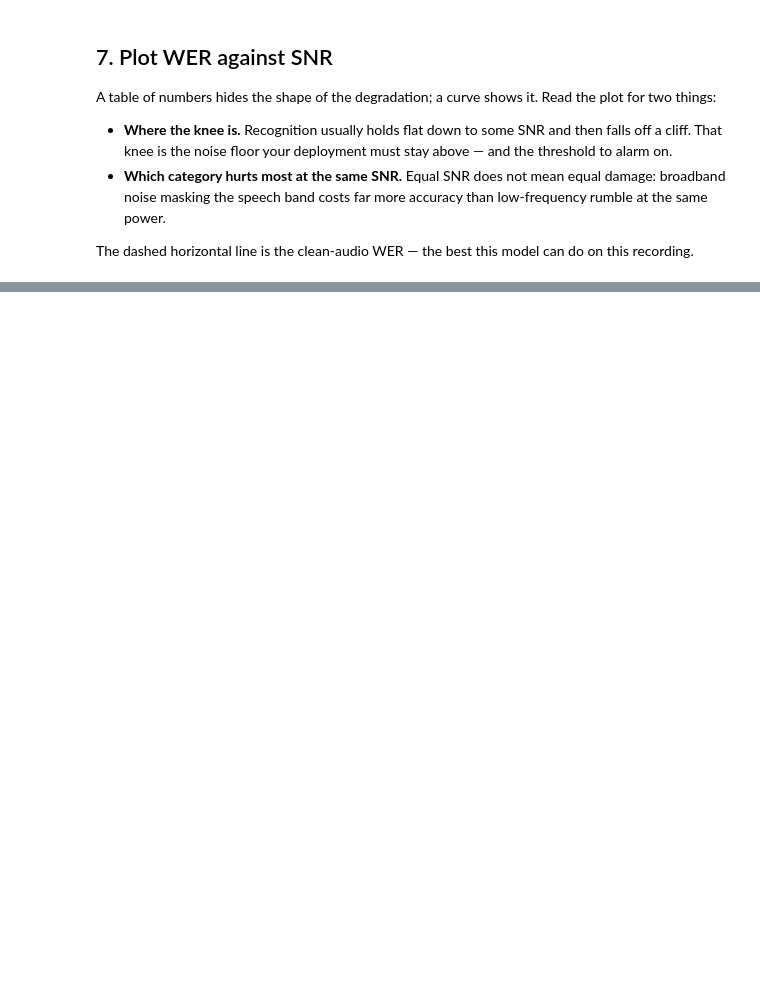
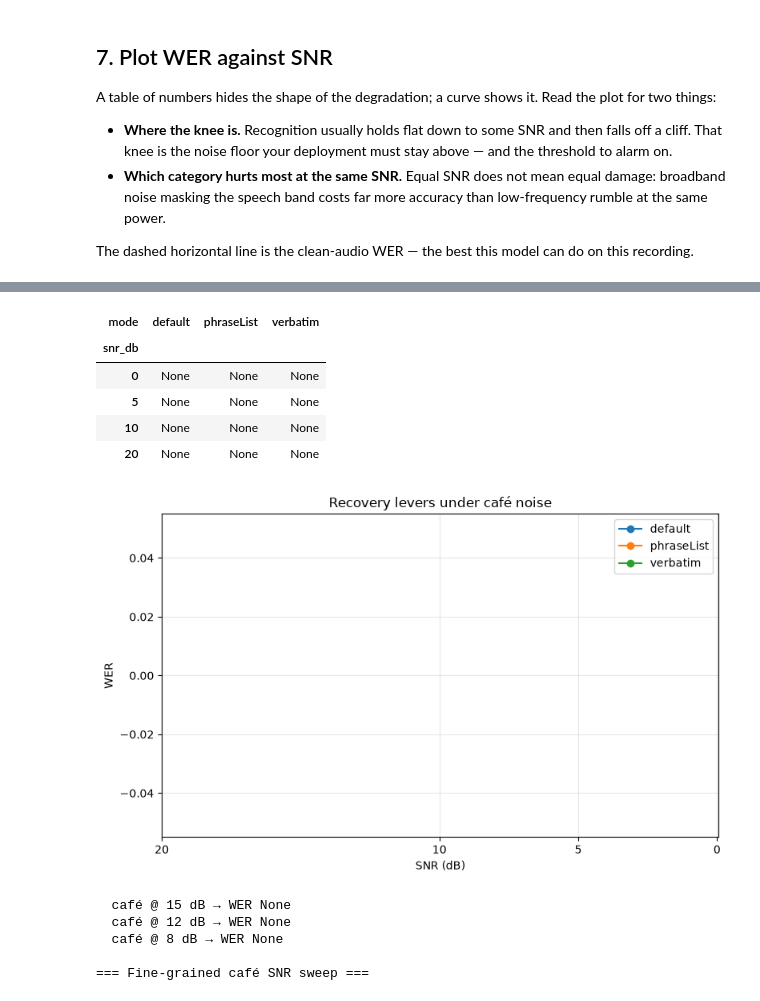
Before and after one commit to microsoft-foundry/model-releases, a Jupyter notebook: models/microsoft-ai/mai-transcribe-1.5/2026-06-02/mai-transcribe-1.5-noise-benchmark.ipynb, the cells around one changed output, grey strips where cells are left out. Saved outputs shown, nothing was run; the diff lists cells and outputs as text; code cells hidden in the pictures; blank space fills up the shorter version.

```diff
--- a/models/microsoft-ai/mai-transcribe-1.5/2026-06-02/mai-transcribe-1.5-noise-benchmark.ipynb
+++ b/models/microsoft-ai/mai-transcribe-1.5/2026-06-02/mai-transcribe-1.5-noise-benchmark.ipynb
@@ -100,7 +104,7 @@ MIX_DIR.mkdir(parents=True, exist_ok=True)
 
 # The cleanest recording in data/ — the sweep adds noise to this one.
 CLEAN_CLIP = DATA_DIR / "normal - on call agent building.mp3"
-LOCALE = "en"
+LOCALE = "en-US"  # full BCP-47 tag — bare "en" is rejected as an unsupported locale
 SNR_LEVELS = [20, 10, 5, 0]
 
 if not CLEAN_CLIP.exists():
@@ -135,7 +146,9 @@ client = TranscriptionClient(endpoint=ENDPOINT, credential=CREDENTIAL)
 
 def transcribe(audio_path, *, locales: list[str] | None = None, style: str | None = None):
     """Transcribe one file with MAI-Transcribe-1.5 and return the result object."""
-    enhanced = EnhancedModeProperties(task="transcribe")
+    # Passing task/target_language/prompt makes the SDK inject enabled=True, which the
+    # service rejects alongside model. Construct empty and set the keys directly.
+    enhanced = EnhancedModeProperties()
     enhanced["model"] = MODEL
     if style:
         enhanced["transcribeStyle"] = style
@@ -536,2 +557,62 @@ print(f"Saved → {plot_path}")
 # %%
-# Your experiments here
+from azure.ai.transcription.models import PhraseListProperties
+
+DOMAIN_PHRASES = ["Microsoft Foundry", "AI", "Speech Recognition", "DevOps", "copilot"]
+
+def transcribe_with_phrases(audio_path, *, locales=None, style=None, phrases=None, biasing_weight=1.0):
+    enhanced = EnhancedModeProperties()
+    enhanced["model"] = MODEL
+    if style:
+        enhanced["transcribeStyle"] = style
+    opts = {"enhanced_mode": enhanced}
+    if locales:
+        opts["locales"] = locales
+    if phrases:
+        opts["phrase_list"] = PhraseListProperties(phrases=phrases, biasing_weight=biasing_weight)
+    with open(audio_path, "rb") as audio:
+        content = TranscriptionContent(definition=TranscriptionOptions(**opts), audio=audio)
+        return client.transcribe(content)
+
+lever_rows = []
+for snr_db in SNR_LEVELS:
+    path = MIX_DIR / f"cafe_{snr_db}dB.wav"
+    for label, kwargs in [
+        ("default", {}),
+        ("verbatim", {"style": "verbatim"}),
+        ("phraseList", {"phrases": DOMAIN_PHRASES, "biasing_weight": 1.5}),
+    ]:
+        started = time.perf_counter()
+        try:
+            result = transcribe_with_phrases(path, locales=[LOCALE], **kwargs)
+            text = result.combined_phrases[0].text
+            wer, cer = score(REFERENCE, text)
+            error = None
+        except Exception as exc:
+            text, wer, cer = "", None, None
+            error = str(exc)
+        latency = time.perf_counter() - started
+        lever_rows.append({"snr_db": snr_db, "mode": label, "wer": wer, "cer": cer,
+                           "latency_s": round(latency, 2), "error": error})
+    print(f"  café @ {snr_db} dB done")
+
+lever_df = pd.DataFrame(lever_rows)
+lever_df.to_csv(OUT_DIR / "recovery_levers.csv", index=False)
+print(f"\nSaved → {OUT_DIR / 'recovery_levers.csv'}")
+display(lever_df.pivot(index="snr_db", columns="mode", values="wer"))
+
+fig, ax = plt.subplots(figsize=(8, 5))
+for mode, grp in lever_df.groupby("mode"):
+    grp = grp.sort_values("snr_db", ascending=False)
+    ax.plot(grp["snr_db"], grp["wer"], marker="o", label=mode)
+ax.invert_xaxis()
+ax.set_xlabel("SNR (dB)")
+ax.set_ylabel("WER")
+ax.set_title("Recovery levers under café noise")
+ax.set_xticks(SNR_LEVELS)
+ax.grid(alpha=0.3)
+ax.legend()
+fig.tight_layout()
+fig.savefig(OUT_DIR / "recovery_levers.png", dpi=150)
+plt.show()
+print(f"Saved → {OUT_DIR / 'recovery_levers.png'}")
+# %% [output]
@@ -537,0 +625,12 @@ print(f"Saved → {plot_path}")
+| mode | default | phraseList | verbatim |
+| snr_db |  |  |  |
+| 0 | None | None | None |
+| 5 | None | None | None |
+| 10 | None | None | None |
+| 20 | None | None | None |
+[figure, added]
+  café @ 15 dB → WER None
+  café @ 12 dB → WER None
+  café @ 8 dB → WER None
+
+=== Fine-grained café SNR sweep ===
```
Also changed, not shown: parts of 14 cells of this notebook, 7 other files.
